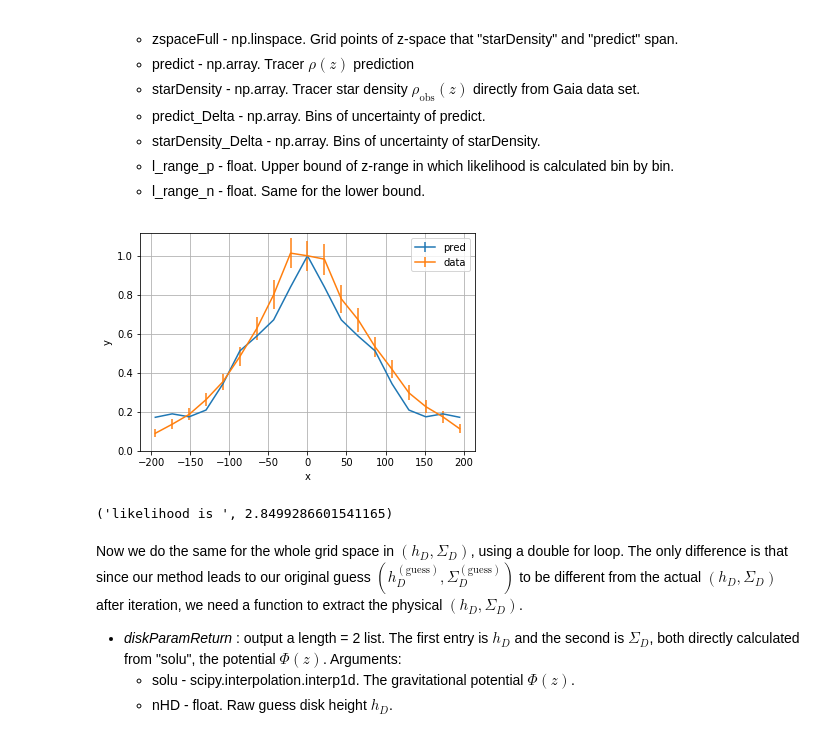
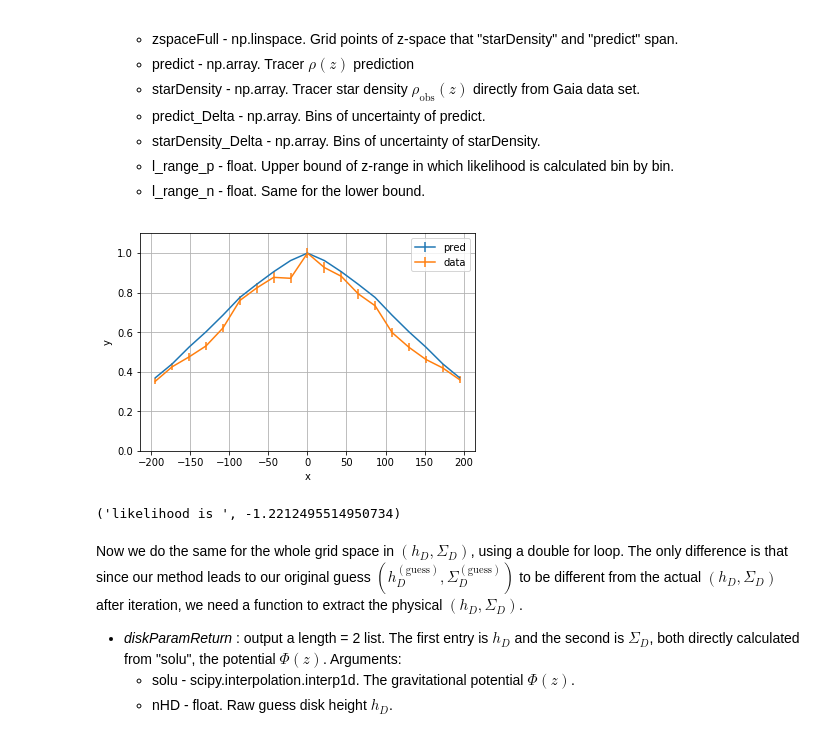
Before and after one commit to bbsonjohn/darkdisk, a Jupyter notebook: exclusionPlot.ipynb, the cells around one changed output. Cells and saved outputs as stored; diff of their text form; code cells hidden in the pictures.

```diff
--- a/exclusionPlot.ipynb
+++ b/exclusionPlot.ipynb
@@ -26,7 +26,7 @@ starFile - **input** density profile (format generated by gaia_cut_2.py)
 
 starWFile - **input** mid-plane velocity profile (format generated by gaia_cut_2.py)
 # %%
-star_Cat = 'A'
+star_Cat = 'F'
 
 gridFile = '/Users/john/Desktop/john_code/DarkDisk/grid'+star_Cat+'StarCorr.txt'
 raw_gridFile = '/Users/john/Desktop/john_code/DarkDisk/grid'+star_Cat+'StarCorr_raw.txt'
@@ -69,9 +69,9 @@ zspaceLarge  = np.linspace(-zRangeLarge, zRangeLarge, 2*int(zRangeLarge/delz)-1)
 # %% [markdown]
 Setting input parameters (To be likelihood-maximized in the final program)
 # %%
-sunZ = -0.326
+sunZ = -0.392
 rhoDHalo = 0.02
-sunW = 6.395
+sunW = 7.589
 
 sigmaH2 = 3.7; rhoH2 = 0.0104;
 sigmaHI1 = 7.1; rhoHI1 = 0.0277;
@@ -113,7 +113,7 @@ fetchWDist_gaia: get the w velocity profile, fit it to a normalized gaussian and
 -    use_evfs - whether to use Bovy's evfs (should be stored in starFile). If false, evfs weight = 1.
 -    show_plot - plot the density profile.
 # %%
-wspace, wfunct = an.fetchWDist_gaia(wspace, w_count, w_count_err, verbose=True, show_plot=True, gaus_approx = False)
+wspace, wfunct = an.fetchWDist_gaia(wspace, w_count, w_count_err, verbose=True, show_plot=True, gaus_approx = True)
 starDensity = an.fetchZDist(starFile, zspaceFull, zSun=sunZ, use_evfs = True, show_plot = True)
 #_ = an.fetchZDistHist(starFile, zspaceFull, use_evfs = True, show_plot = True)
 
@@ -220,33 +222,33 @@ Here is the list of functions used:
 # %%
 interpz = []
 interpy = []
 interpx = []
 interpxy = []
 
 
 zero_solu = an.PoissonJeansSolve_gaia(0., 0., zRangeLarge, use_default_density = False, sigma_in = sigma, rho_in = rho)
 zero_predict = an.fetchZPredict(zero_solu, zspaceMed, zspaceFull, wfunct, wspace, show_plot=False)
 zero_SDPredict = [0. for k in range(len(starDensity_Delta))]
 zero_predict_norm = zero_predict[int(np.ceil(len(zero_predict)/2.-1))]
 zero_predict = zero_predict/zero_predict_norm
 zero_predict_Delta = zero_SDPredict/zero_predict_norm
 zero_likelihood = an.likelihoodDensity(zspaceFull, zero_predict, starDensity, zero_predict_Delta, starDensity_Delta, l_range_p, l_range_n, plot_dist = True)
 
 print('likelihood is ', zero_likelihood)
 
-HD_step = 3
-SgmD_step = 2
+HD_step = 2
+SgmD_step = 1
 
-for nHD in range(1,125,HD_step):
+for nHD in range(1,100,HD_step):
    hdd = nHD
    Sigdd = 0.
    interpx.append( Sigdd )
    interpy.append( hdd )
    interpxy.append( [Sigdd, hdd] )
    interpz.append( float(zero_likelihood) )
 # %% [output]
-[figure, old version]
+[figure, new version]
-('likelihood is ', 2.8499286601541165)
+('likelihood is ', -1.2212495514950734)
 # %% [markdown]
 Now we do the same for the whole grid space in $(h_D, \Sigma_D)$, using a double for loop. The only difference is that since our method leads to our original guess $(h_D^{(\text{guess})}, \Sigma_D^{(\text{guess})})$ to be different from the actual $(h_D,\Sigma_D)$ after iteration, we need a function to extract the physical $(h_D,\Sigma_D)$.
 
```
Also changed, not shown: parts of 5 cells of this notebook, 4 other files.
